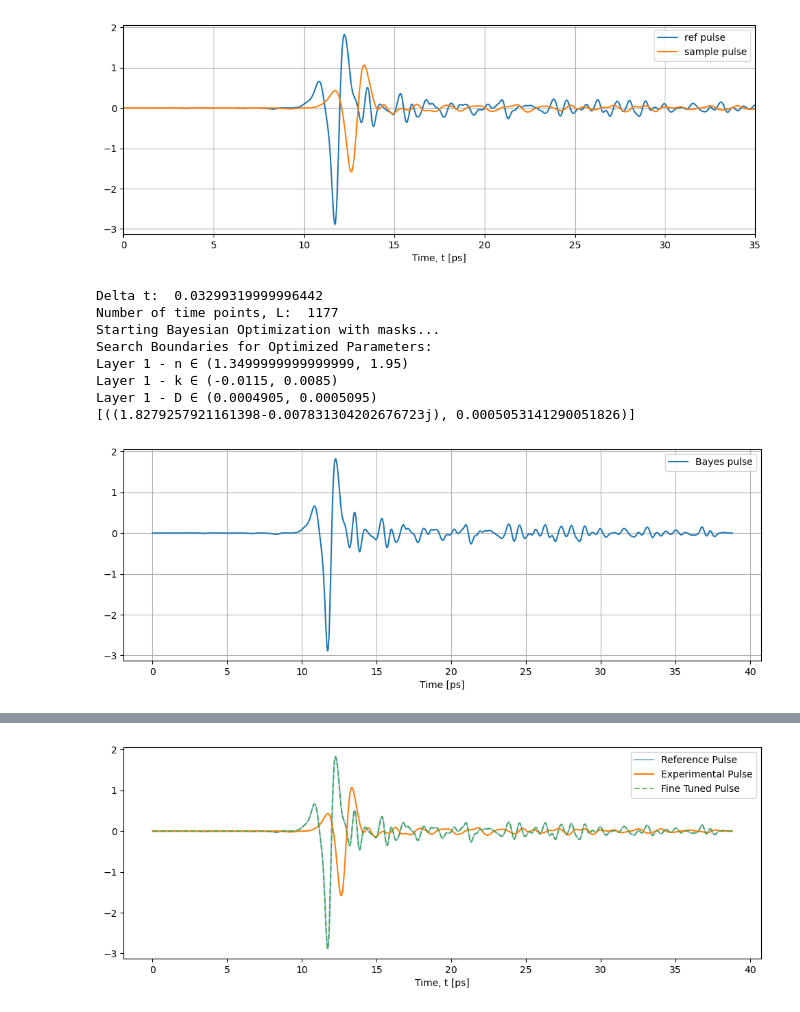
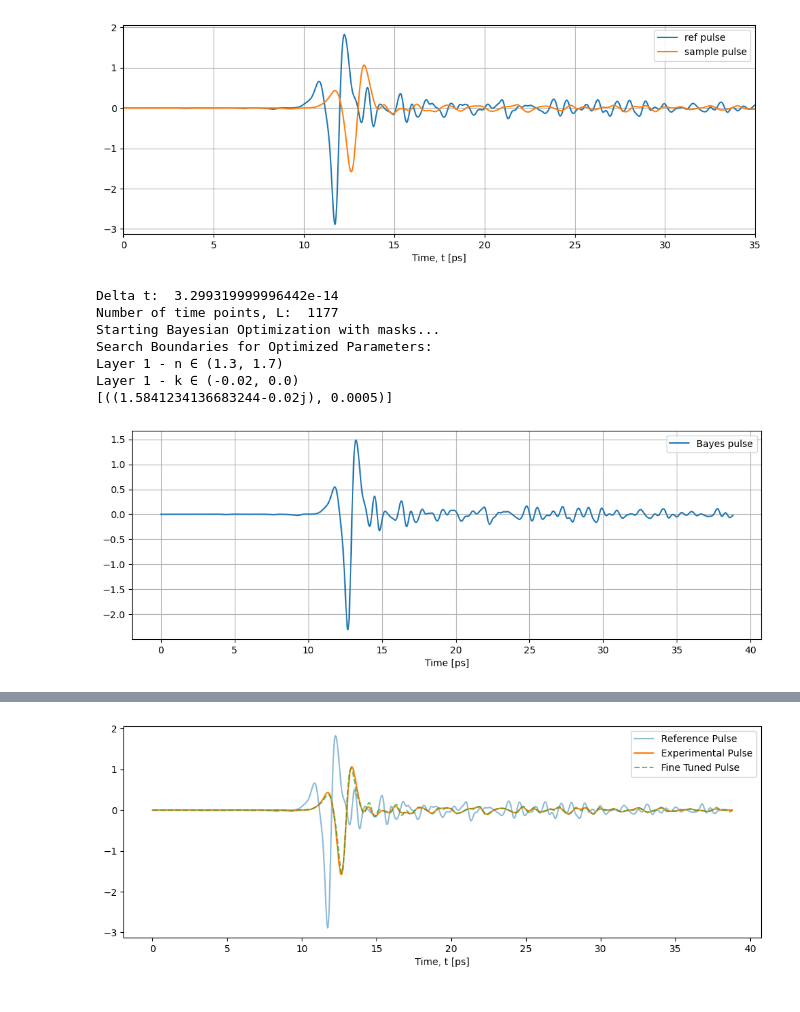
Before and after one commit to Loriginale2000/TerahertzProject, a Jupyter notebook: TheoTHzTDS/THz-TDS/Transfer Matrix Method/Test_Blue.ipynb, the cells around one changed output, grey strips where cells are left out. Saved outputs shown, nothing was run; the diff lists cells and outputs as text; code cells hidden in the pictures.

```diff
--- a/TheoTHzTDS/THz-TDS/Transfer Matrix Method/Test_Blue.ipynb
+++ b/TheoTHzTDS/THz-TDS/Transfer Matrix Method/Test_Blue.ipynb
@@ -211,18 +219,19 @@ plt.show()
 [figure]
 # %%
 # set initial guesses for Bayes optimization
-layers_init = [(1.65-0.0015j, 0.5e-3)]
+layers_init = [(1.5-0.01j, 0.5e-3)]
+optimization_bounds = [0.2, 0.01, 0.2e-3]
 
-optimization_bounds = [0.3, 0.01, 9.5e-6]
 deltat = t1[1] - t1[0]
-L = reference_pulse_tensor.shape[0]
+deltat = deltat * 1e-12
+L = len(reference_pulse)
 
 
 print("Delta t: ", deltat)
 print("Number of time points, L: ", L)
 
 # Set optimization mask
-optimization_mask = [(True, True, True),]
+optimization_mask = [(True, True, False),]
 
 # Initialize extractor for the data
 Bayes_extractor = BayesianLayeredExtractor(reference_pulse_tensor,sample_pulse_tensor, deltat, layers_init,optimization_mask, optimization_bounds=optimization_bounds)
@@ -245,37 +254,36 @@ plt.plot(t1, bayes_pulse, label='Bayes pulse', linestyle='-')
 plt.xlabel('Time [ps]')
 plt.grid(True)
 plt.legend()
 plt.show()
 
 
 
 
 
 
 
  # Initialize adam optimizer object
 grad_optimizer = LayeredExtractor(reference_pulse_tensor,sample_pulse_tensor, deltat, bayes_params,optimization_mask, lr=0.0001)
  # Run optimization for set iterations, ‘updates’ provides a printout of progress
-optim_params = grad_optimizer.optimize(num_iterations=300,updates=50)
+optim_params = grad_optimizer.optimize(num_iterations=5000,updates=50)
 optim_pulse = simulate_parallel(reference_pulse_tensor,
 optim_params, deltat, 0)[1].detach().cpu().numpy()[:L]
 print(optim_params)
 plt.figure(figsize=(12,4))
 plt.plot(t1, reference_pulse_tensor.detach().cpu().numpy(), label='Reference Pulse',
 alpha=0.5)
 plt.plot(t2, sample_pulse_tensor.detach().cpu().numpy(),
 label='Experimental Pulse')
 plt.plot(t1, optim_pulse, label='Fine Tuned Pulse',alpha=0.7, linestyle='--')
 plt.xlabel('Time, t [ps]')
 plt.legend()
 plt.show()
 # %% [output]
-Delta t:  0.03299319999996442
+Delta t:  3.299319999996442e-14
 Number of time points, L:  1177
 Starting Bayesian Optimization with masks...
 Search Boundaries for Optimized Parameters:
-Layer 1 - n ∈ (1.3499999999999999, 1.95)
-Layer 1 - k ∈ (-0.0115, 0.0085)
-Layer 1 - D ∈ (0.0004905, 0.0005095)
-[((1.8279257921161398-0.007831304202676723j), 0.0005053141290051826)]
+Layer 1 - n ∈ (1.3, 1.7)
+Layer 1 - k ∈ (-0.02, 0.0)
+[((1.5841234136683244-0.02j), 0.0005)]
-[figure, old version]
+[figure, new version]
@@ -290 +307 @@ Iteration 299, Loss: 4.562274e-01, Layer 0: n=1.8279, k=-0.00784, D=505.31 µm
-[figure, old version]
+[figure, new version]
```
Also changed, not shown: parts of 6 cells of this notebook, 22 other files.
